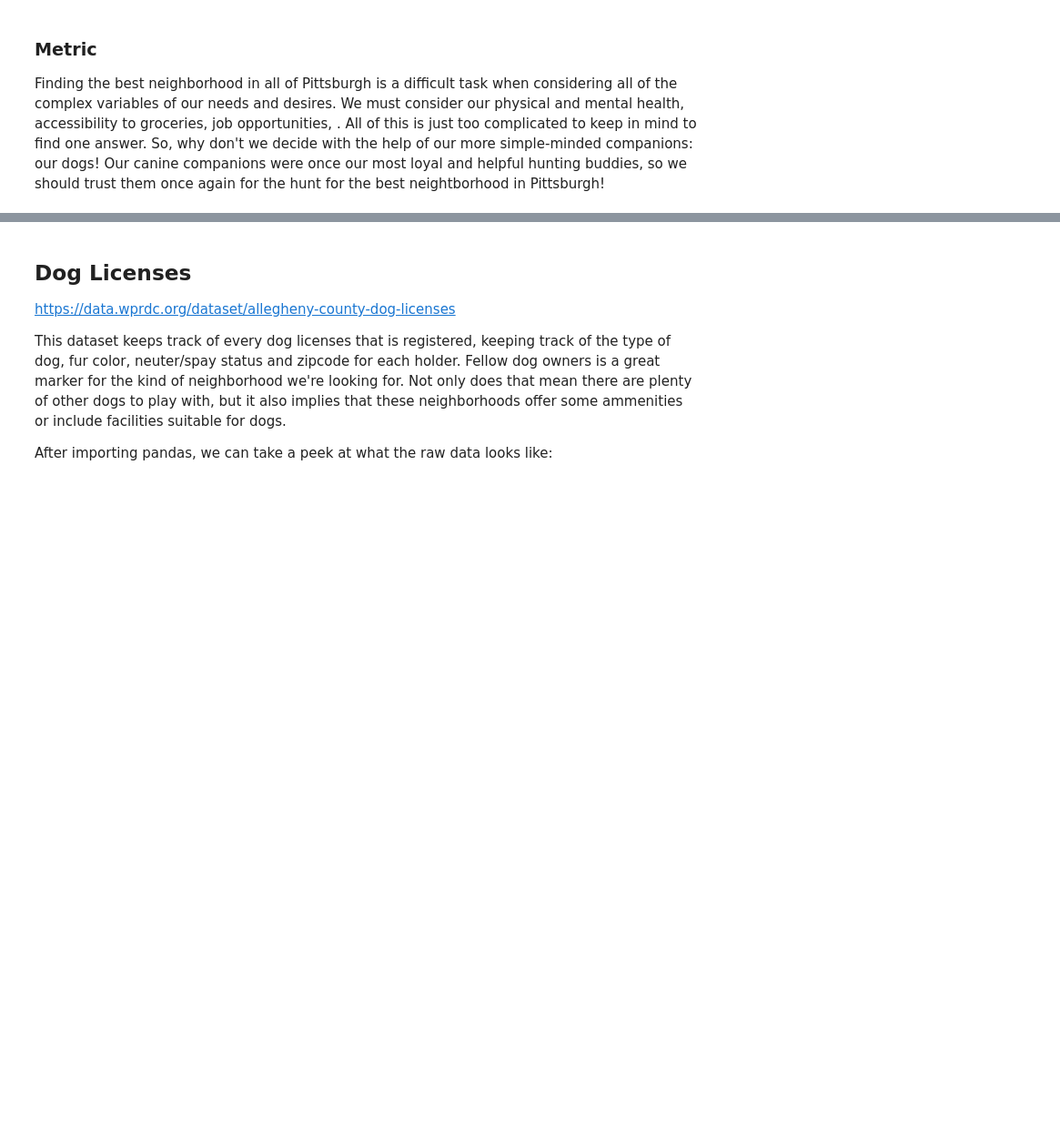
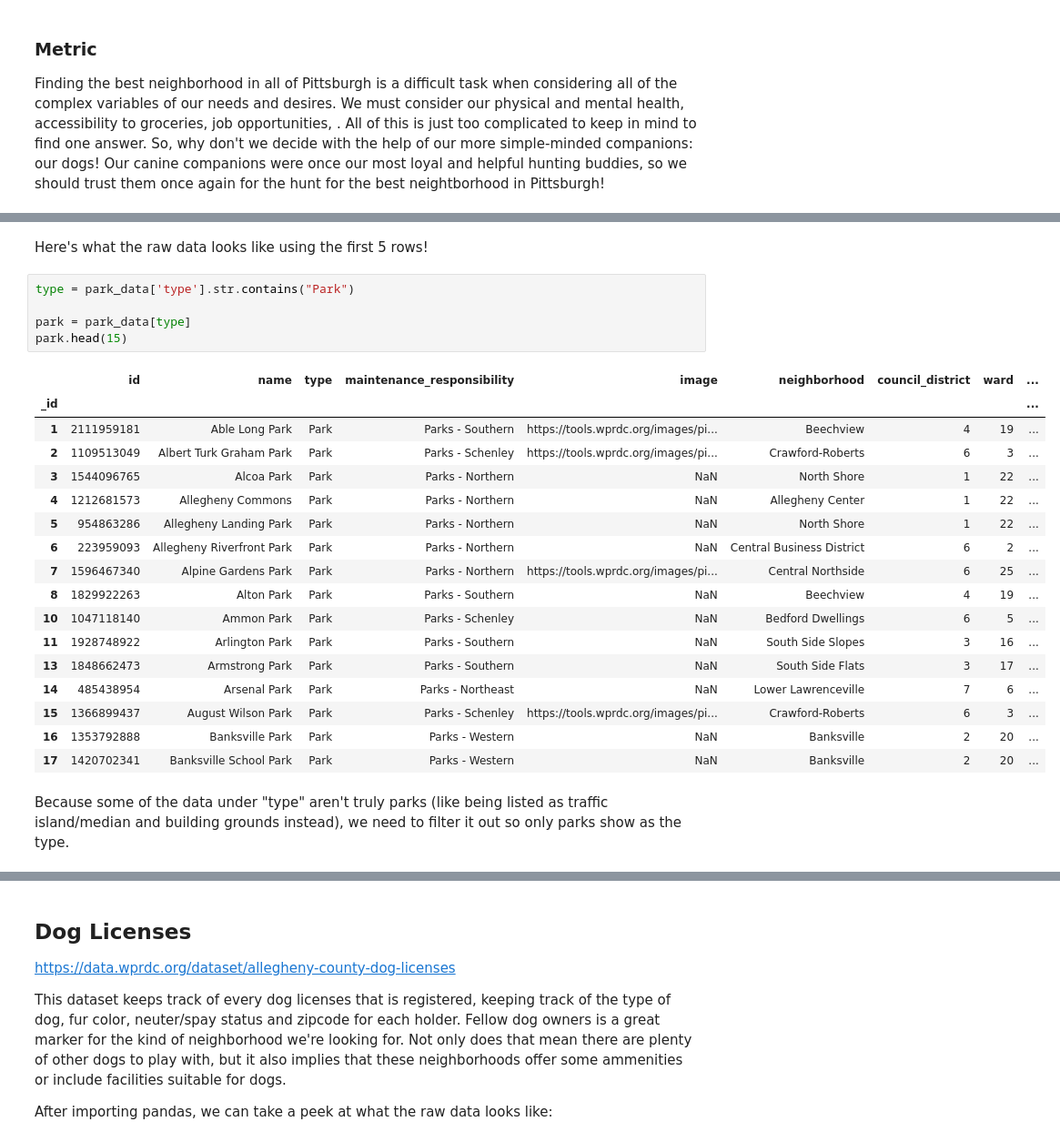
Before and after one commit to amhillwig/Big-Ideas-Final-Project, a Jupyter notebook: Best-Neighborhood.ipynb, the cells around one changed output, grey strips where cells are left out. Shown at 91% size. Drawn from its saved outputs; the diff is of its cells as text; blank space fills up the shorter version.

```diff
--- a/Best-Neighborhood.ipynb
+++ b/Best-Neighborhood.ipynb
@@ -13,0 +38,27 @@ Our canine companions were once our most loyal and helpful hunting buddies, so w
+# %% [markdown]
+Here's what the raw data looks like using the first 5 rows!
+# %%
+type = park_data['type'].str.contains("Park")
+
+park = park_data[type]
+park.head(15)
+# %% [output]
+|  | id | name | type | maintenance_responsibility | image | neighborhood | council_district | ward | ... |
+| _id |  |  |  |  |  |  |  |  | ... |
+| 1 | 2111959181 | Able Long Park | Park | Parks - Southern | https://tools.wprdc.org/images/pi... | Beechview | 4 | 19 | ... |
+| 2 | 1109513049 | Albert Turk Graham Park | Park | Parks - Schenley | https://tools.wprdc.org/images/pi... | Crawford-Roberts | 6 | 3 | ... |
+| 3 | 1544096765 | Alcoa Park | Park | Parks - Northern | NaN | North Shore | 1 | 22 | ... |
+| 4 | 1212681573 | Allegheny Commons | Park | Parks - Northern | NaN | Allegheny Center | 1 | 22 | ... |
+| 5 | 954863286 | Allegheny Landing Park | Park | Parks - Northern | NaN | North Shore | 1 | 22 | ... |
+| 6 | 223959093 | Allegheny Riverfront Park | Park | Parks - Northern | NaN | Central Business District | 6 | 2 | ... |
+| 7 | 1596467340 | Alpine Gardens Park | Park | Parks - Northern | https://tools.wprdc.org/images/pi... | Central Northside | 6 | 25 | ... |
+| 8 | 1829922263 | Alton Park | Park | Parks - Southern | NaN | Beechview | 4 | 19 | ... |
+| 10 | 1047118140 | Ammon Park | Park | Parks - Schenley | NaN | Bedford Dwellings | 6 | 5 | ... |
+| 11 | 1928748922 | Arlington Park | Park | Parks - Southern | NaN | South Side Slopes | 3 | 16 | ... |
+| 13 | 1848662473 | Armstrong Park | Park | Parks - Southern | NaN | South Side Flats | 3 | 17 | ... |
+| 14 | 485438954 | Arsenal Park | Park | Parks - Northeast | NaN | Lower Lawrenceville | 7 | 6 | ... |
+| 15 | 1366899437 | August Wilson Park | Park | Parks - Schenley | https://tools.wprdc.org/images/pi... | Crawford-Roberts | 6 | 3 | ... |
+| 16 | 1353792888 | Banksville Park | Park | Parks - Western | NaN | Banksville | 2 | 20 | ... |
+| 17 | 1420702341 | Banksville School Park | Park | Parks - Western | NaN | Banksville | 2 | 20 | ... |
+# %% [markdown]
+Because some of the data under "type" aren't truly parks (like being listed as traffic island/median and building grounds instead), we need to filter it out so only parks show as the type.
```
Also changed, not shown: parts of 18 cells of this notebook.
